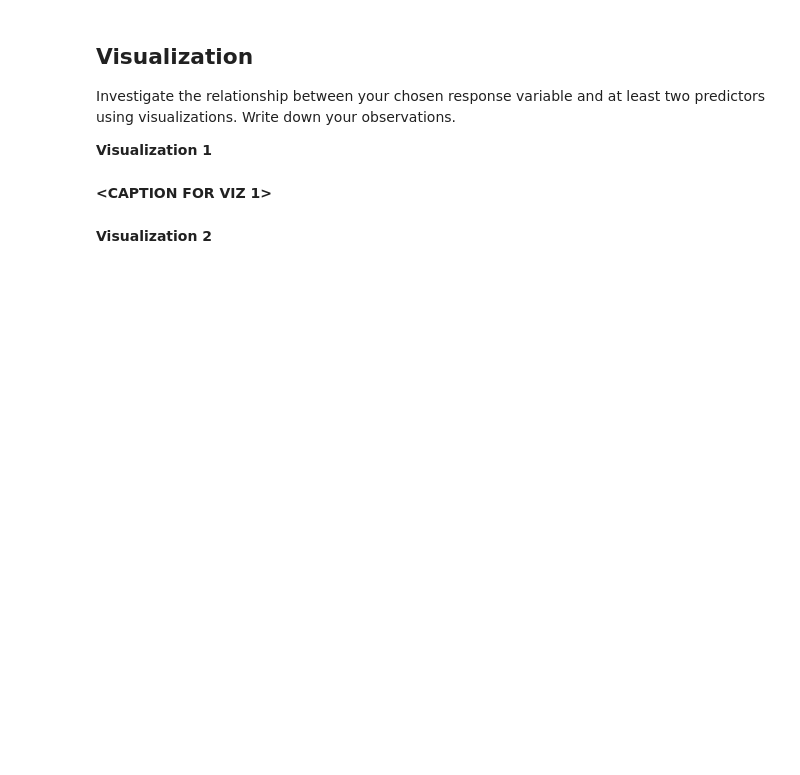
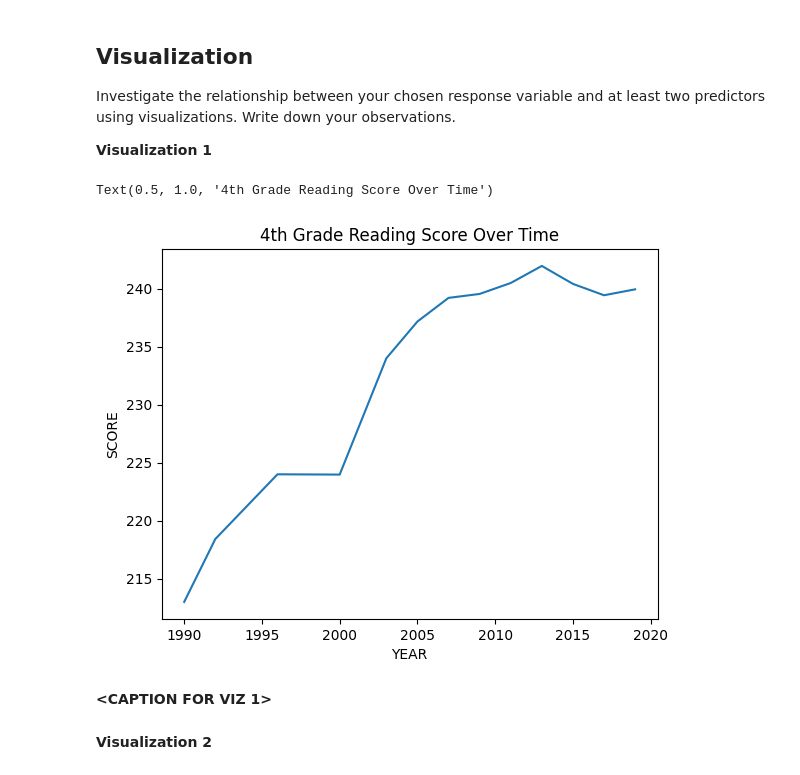
Before and after one commit to jiahaoch/MDST-Tutorial, a Jupyter notebook: tutorial1/checkpoint1.ipynb, the cells around one changed output. Saved outputs shown, nothing was run; the diff lists cells and outputs as text; code cells hidden in the pictures; blank space fills up the shorter version.

```diff
--- a/tutorial1/checkpoint1.ipynb
+++ b/tutorial1/checkpoint1.ipynb
@@ -114,0 +151,2 @@ Feature engineering justification: **<BRIEFLY DESCRIBE WHY YOU MADE THE CHANGES
+# %%
+df['SUPPORT_SERVICES_EXPENDITURE_PER_STUDENT'] = df['SUPPORT_SERVICES_EXPENDITURE'] / df['ENROLL_ALL']
@@ -118,6 +158,13 @@ Feature engineering justification: **<BRIEFLY DESCRIBE WHY YOU MADE THE CHANGES
 Investigate the relationship between your chosen response variable and at least two predictors using visualizations. Write down your observations.
 
 **Visualization 1**
+# %%
+df.groupby('YEAR')["AVG_MATH_4_SCORE"].mean().plot()
+plt.ylabel('SCORE')
+plt.title('4th Grade Reading Score Over Time')
+# %% [output]
+Text(0.5, 1.0, '4th Grade Reading Score Over Time')
+[figure, added]
 # %% [markdown]
 **<CAPTION FOR VIZ 1>**
 # %% [markdown]
```
Also changed, not shown: parts of 20 cells of this notebook, 1 other file.
